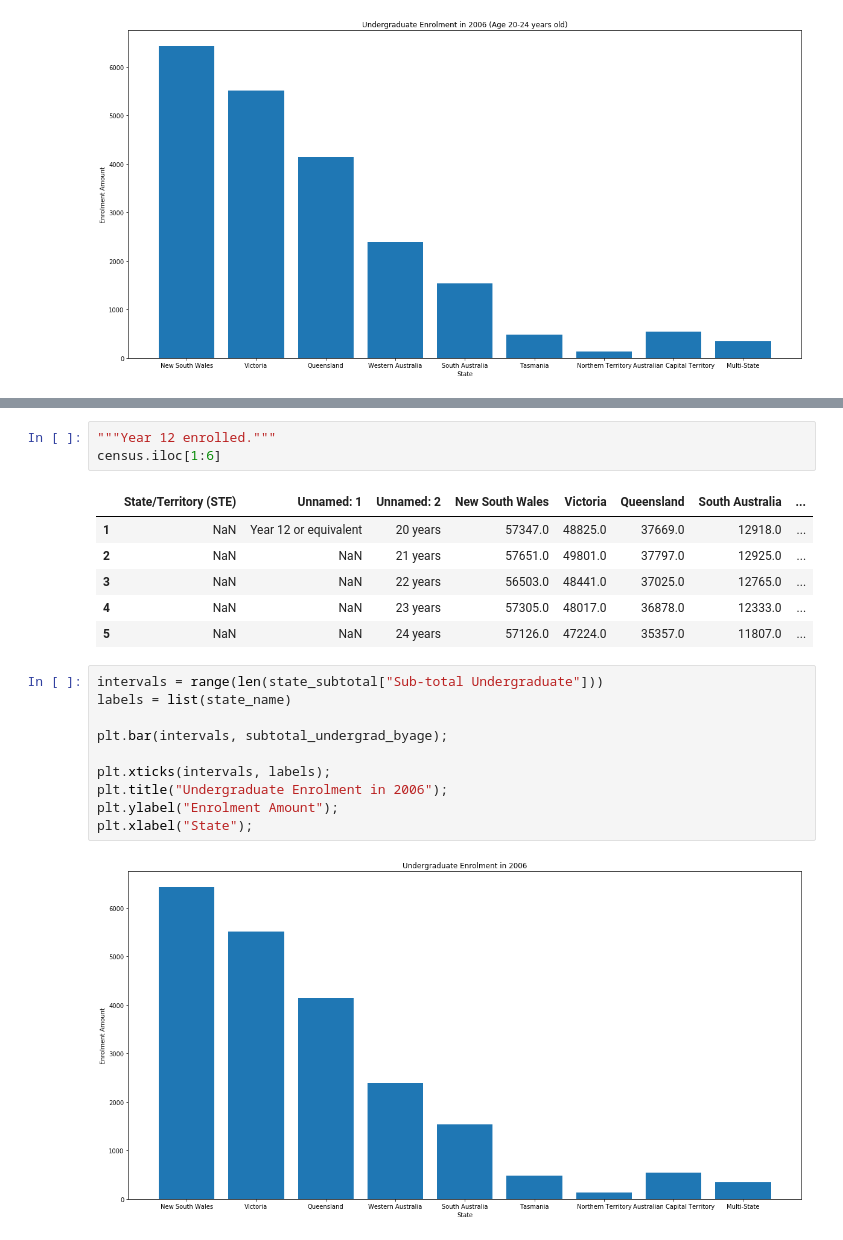
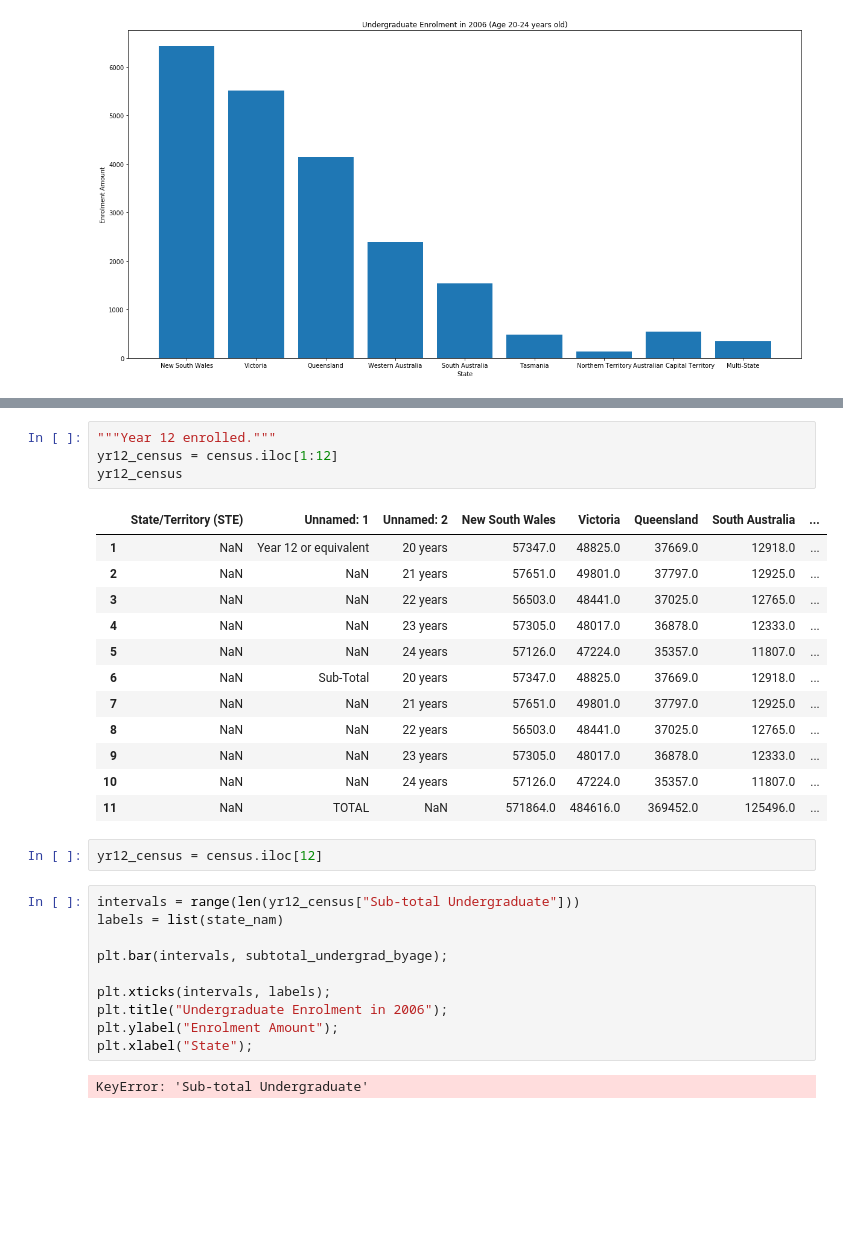
Before and after one commit to tomwyb/code1161base, a Jupyter notebook: week6/immunisation_table.ipynb, the cells around one changed output, grey strips where cells are left out. Drawn from its saved outputs; the diff is of its cells as text; blank space fills up the shorter version.

```diff
--- a/week6/immunisation_table.ipynb
+++ b/week6/immunisation_table.ipynb
@@ -189,16 +188,25 @@ census
 # %%
 """Year 12 enrolled."""
-census.iloc[1:6]
+yr12_census = census.iloc[1:12]
+yr12_census
 # %% [output]
 |  | State/Territory (STE) | Unnamed: 1 | Unnamed: 2 | New South Wales | Victoria | Queensland | South Australia | ... |
 | 1 | NaN | Year 12 or equivalent | 20 years | 57347.0 | 48825.0 | 37669.0 | 12918.0 | ... |
 | 2 | NaN | NaN | 21 years | 57651.0 | 49801.0 | 37797.0 | 12925.0 | ... |
 | 3 | NaN | NaN | 22 years | 56503.0 | 48441.0 | 37025.0 | 12765.0 | ... |
 | 4 | NaN | NaN | 23 years | 57305.0 | 48017.0 | 36878.0 | 12333.0 | ... |
 | 5 | NaN | NaN | 24 years | 57126.0 | 47224.0 | 35357.0 | 11807.0 | ... |
+| 6 | NaN | Sub-Total | 20 years | 57347.0 | 48825.0 | 37669.0 | 12918.0 | ... |
+| 7 | NaN | NaN | 21 years | 57651.0 | 49801.0 | 37797.0 | 12925.0 | ... |
+| 8 | NaN | NaN | 22 years | 56503.0 | 48441.0 | 37025.0 | 12765.0 | ... |
+| 9 | NaN | NaN | 23 years | 57305.0 | 48017.0 | 36878.0 | 12333.0 | ... |
+| 10 | NaN | NaN | 24 years | 57126.0 | 47224.0 | 35357.0 | 11807.0 | ... |
+| 11 | NaN | TOTAL | NaN | 571864.0 | 484616.0 | 369452.0 | 125496.0 | ... |
+# %%
+yr12_census = census.iloc[12]
 # %%
-intervals = range(len(state_subtotal["Sub-total Undergraduate"]))
-labels = list(state_name)
+intervals = range(len(yr12_census["Sub-total Undergraduate"]))
+labels = list(state_nam)
 
 plt.bar(intervals, subtotal_undergrad_byage);
 
@@ -207,7 +215,7 @@ plt.title("Undergraduate Enrolment in 2006");
 plt.ylabel("Enrolment Amount");
 plt.xlabel("State");
 # %% [output]
-[figure, removed]
+KeyError: 'Sub-total Undergraduate'
 # %%
 year12_grads = sum(census.iloc[1:6]["Total"])
 year12_grads
```
Also changed, not shown: parts of 2 cells of this notebook, 4 other files.
